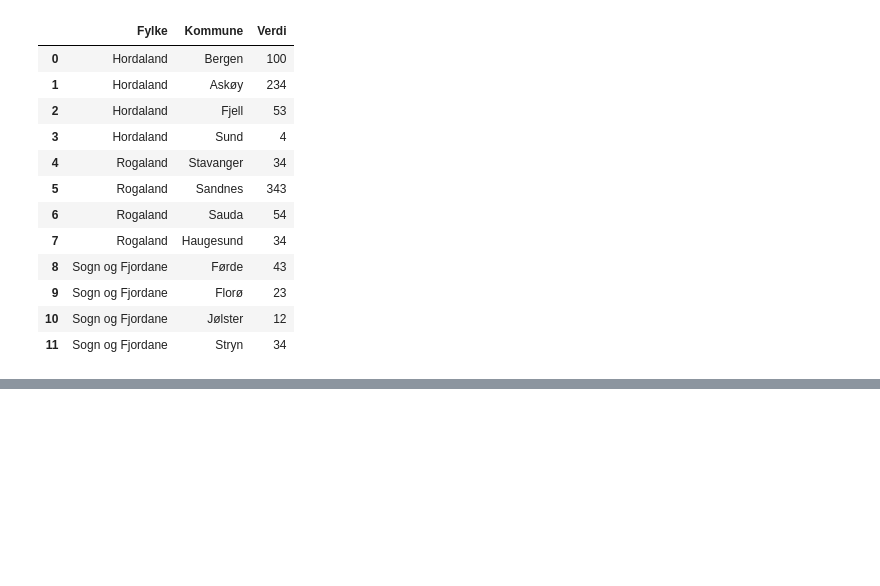
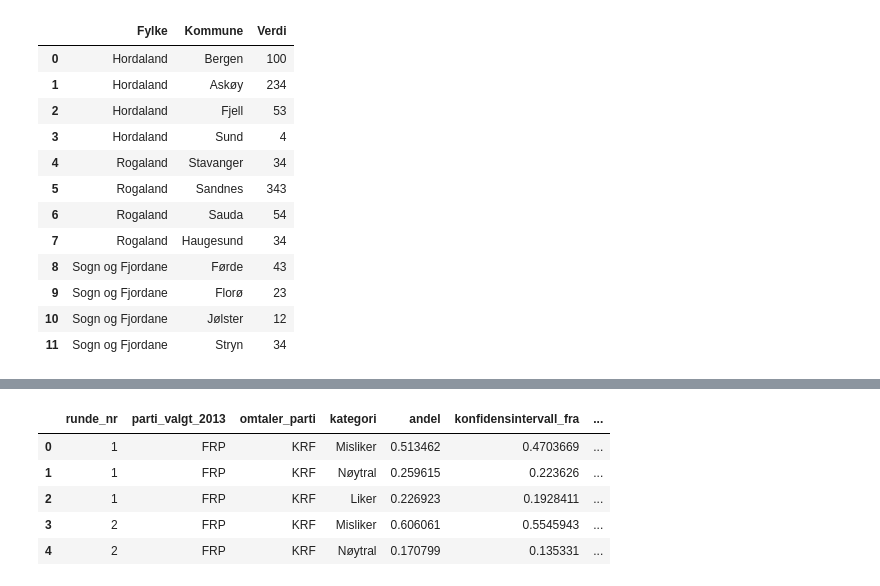
Before and after one commit to BergensTidende/dataskup-2017-notebooks, a Jupyter notebook: notebooks/02 Vasking av data.ipynb, the cells around one changed output, grey strips where cells are left out. Drawn from its saved outputs; the diff is of its cells as text; code cells hidden in the pictures; blank space fills up the shorter version.

Commit message:
More data cleaning, normalisation

```diff
--- a/notebooks/02 Vasking av data.ipynb
+++ b/notebooks/02 Vasking av data.ipynb
@@ -139,0 +147,10 @@ df2
+# %%
+df = pd.read_csv('data/uib_medborgerpanelet_20170601_partiomparti.csv')
+df.head()
+# %% [output]
+|  | runde_nr | parti_valgt_2013 | omtaler_parti | kategori | andel | konfidensintervall_fra | ... |
+| 0 | 1 | FRP | KRF | Misliker | 0.513462 | 0.4703669 | ... |
+| 1 | 1 | FRP | KRF | Nøytral | 0.259615 | 0.223626 | ... |
+| 2 | 1 | FRP | KRF | Liker | 0.226923 | 0.1928411 | ... |
+| 3 | 2 | FRP | KRF | Misliker | 0.606061 | 0.5545943 | ... |
+| 4 | 2 | FRP | KRF | Nøytral | 0.170799 | 0.135331 | ... |
```
Also changed, not shown: parts of 12 cells of this notebook, 2 other files.
